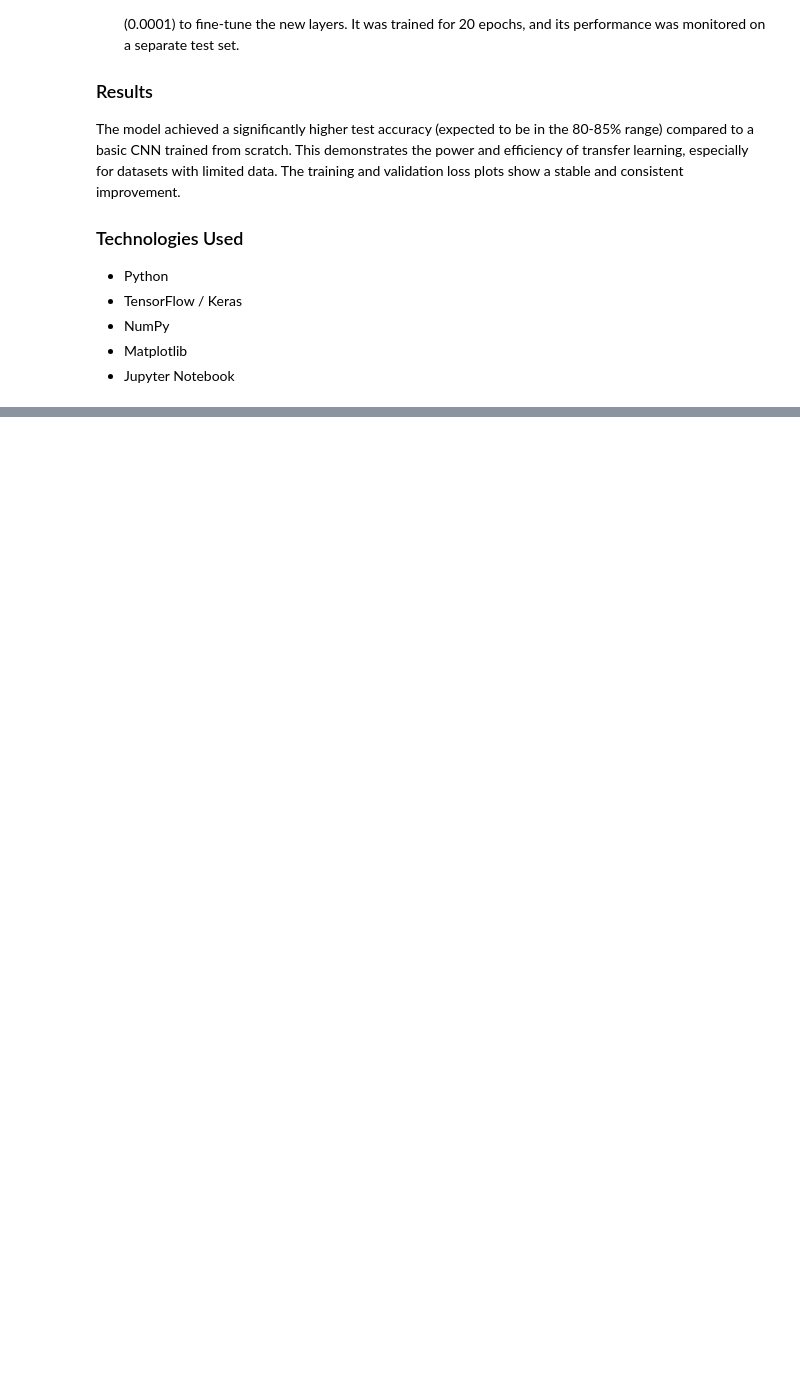
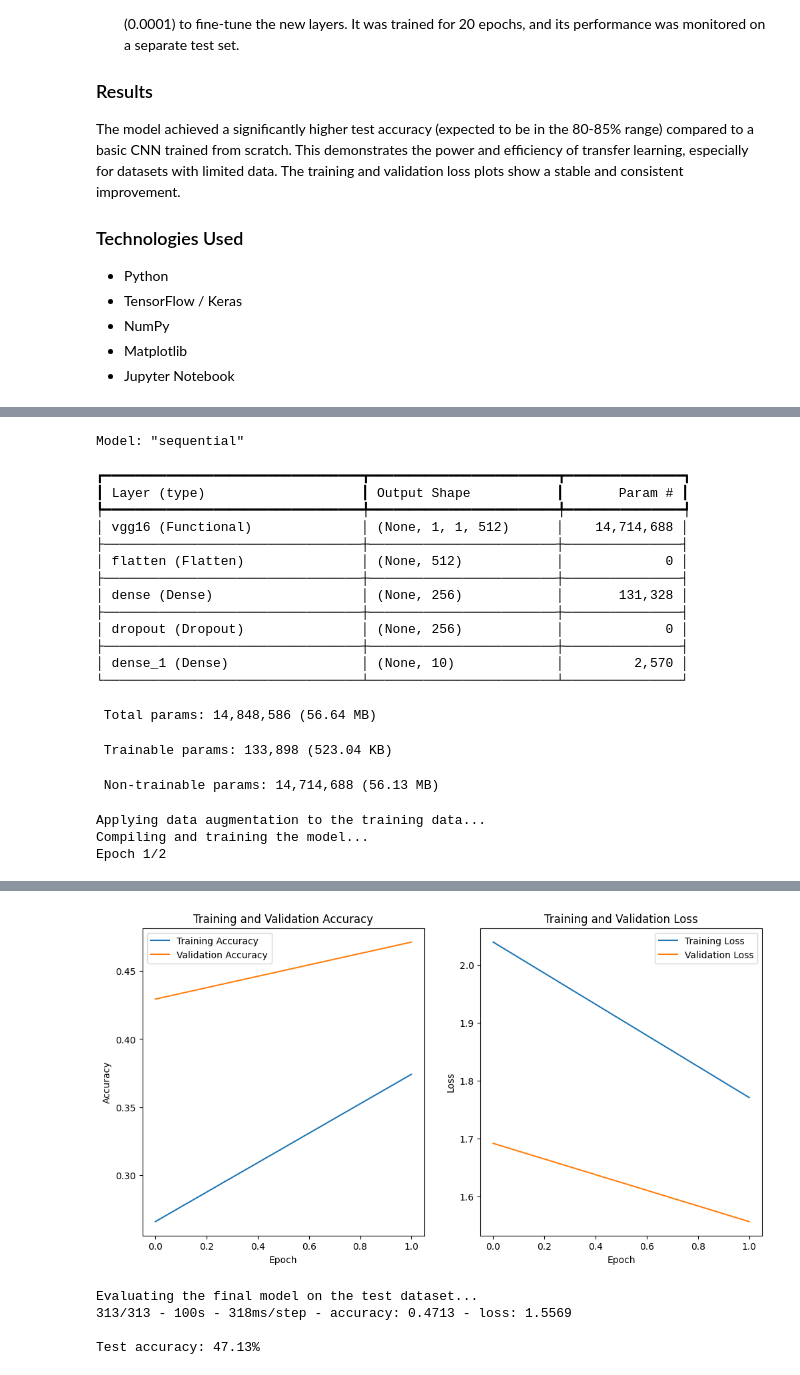
Before and after one commit to KainatAzhar/Advanced-Image-Classification-with-Transfer-Learning-on-CIFAR-10, a Jupyter notebook: Image Classification.ipynb, the cells around one changed output, grey strips where cells are left out. Drawn from its saved outputs; the diff is of its cells as text; code cells hidden in the pictures; blank space fills up the shorter version.

```diff
--- a/Image Classification.ipynb
+++ b/Image Classification.ipynb
@@ -24,7 +24,7 @@ The model achieved a significantly higher test accuracy (expected to be in the 8
 - Matplotlib
 - Jupyter Notebook
 # %%
-# Project 1: Advanced Image Classification with Transfer Learning and Data Augmentation
+# Advanced Image Classification with Transfer Learning and Data Augmentation
 
 # --- Section 1: Setup and Data Loading ---
 
@@ -97,7 +97,7 @@ model.compile(optimizer=Adam(learning_rate=0.0001),
               metrics=['accuracy'])
 
 history = model.fit(datagen.flow(train_images, train_labels, batch_size=64),
-                    epochs=20,
+                    epochs= 2,
                     validation_data=(test_images, test_labels))
 
 # --- Section 5: Visualizing and Evaluating Results ---
@@ -124,3 +124,4 @@ plt.show()
 print("Evaluating the final model on the test dataset...")
 test_loss, test_acc = model.evaluate(test_images, test_labels, verbose=2)
 print(f'\nTest accuracy: {test_acc*100:.2f}%')
+# %% [output]
@@ -126,0 +134,20 @@ print(f'\nTest accuracy: {test_acc*100:.2f}%')
+Model: "sequential"
+┏━━━━━━━━━━━━━━━━━━━━━━━━━━━━━━━━━┳━━━━━━━━━━━━━━━━━━━━━━━━┳━━━━━━━━━━━━━━━┓
+┃ Layer (type)                    ┃ Output Shape           ┃       Param # ┃
+┡━━━━━━━━━━━━━━━━━━━━━━━━━━━━━━━━━╇━━━━━━━━━━━━━━━━━━━━━━━━╇━━━━━━━━━━━━━━━┩
+│ vgg16 (Functional)              │ (None, 1, 1, 512)      │    14,714,688 │
+├─────────────────────────────────┼────────────────────────┼───────────────┤
+│ flatten (Flatten)               │ (None, 512)            │             0 │
+├─────────────────────────────────┼────────────────────────┼───────────────┤
+│ dense (Dense)                   │ (None, 256)            │       131,328 │
+├─────────────────────────────────┼────────────────────────┼───────────────┤
+│ dropout (Dropout)               │ (None, 256)            │             0 │
+├─────────────────────────────────┼────────────────────────┼───────────────┤
+│ dense_1 (Dense)                 │ (None, 10)             │         2,570 │
+└─────────────────────────────────┴────────────────────────┴───────────────┘
+ Total params: 14,848,586 (56.64 MB)
+ Trainable params: 133,898 (523.04 KB)
+ Non-trainable params: 14,714,688 (56.13 MB)
+Applying data augmentation to the training data...
+Compiling and training the model...
+Epoch 1/2
@@ -126,0 +158,5 @@ print(f'\nTest accuracy: {test_acc*100:.2f}%')
+[figure, added]
+Evaluating the final model on the test dataset...
+313/313 - 100s - 318ms/step - accuracy: 0.4713 - loss: 1.5569
+
+Test accuracy: 47.13%
```
Also changed, not shown: parts of 1 cell of this notebook.
